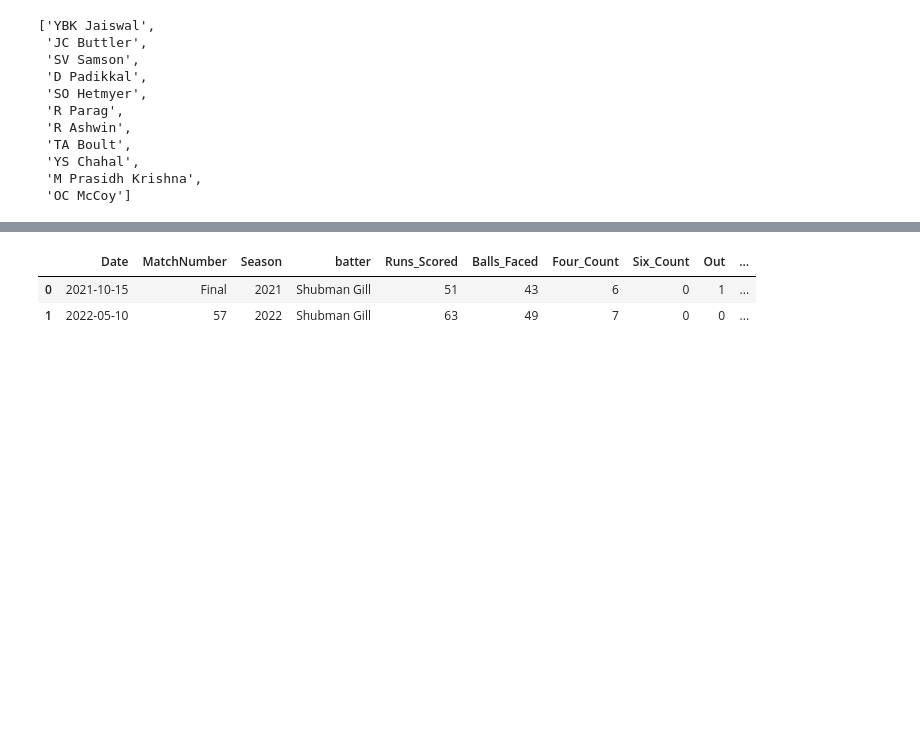
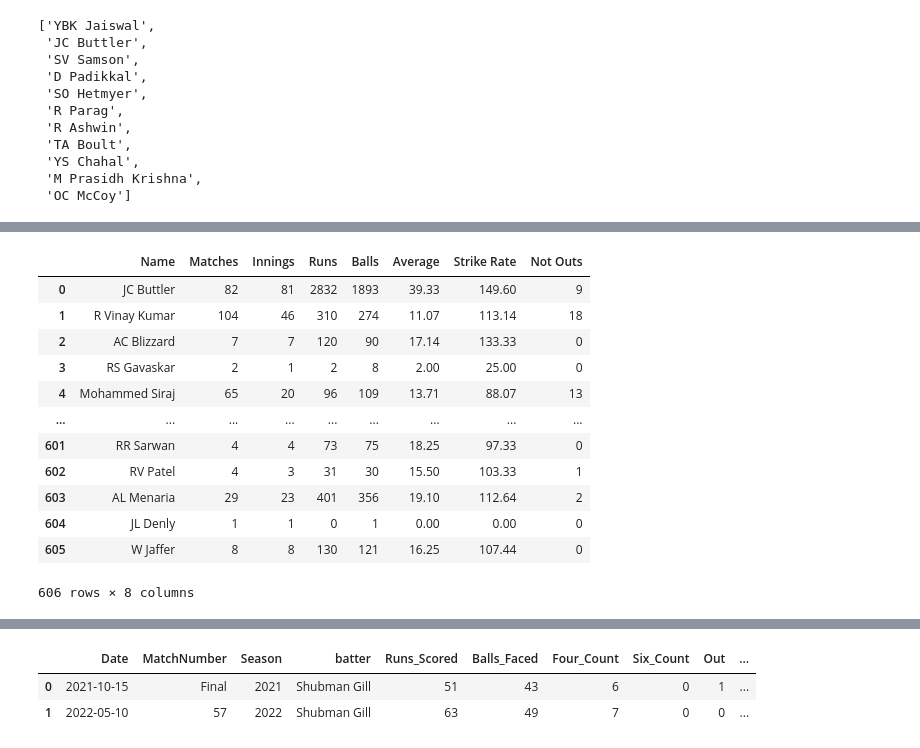
Before and after one commit to anubrotoGhose/IPL-Stats-Access, a Jupyter notebook: table_creator_5.ipynb, the cells around one changed output, grey strips where cells are left out. Saved outputs shown, nothing was run; the diff lists cells and outputs as text; code cells hidden in the pictures; blank space fills up the shorter version.

```diff
--- a/table_creator_5.ipynb
+++ b/table_creator_5.ipynb
@@ -199,0 +267,16 @@ remaining_players(ID, innings, batters_list)
+# %%
+combined_df_batting
+# %% [output]
+|  | Name | Matches | Innings | Runs | Balls | Average | Strike Rate | Not Outs |
+| 0 | JC Buttler | 82 | 81 | 2832 | 1893 | 39.33 | 149.60 | 9 |
+| 1 | R Vinay Kumar | 104 | 46 | 310 | 274 | 11.07 | 113.14 | 18 |
+| 2 | AC Blizzard | 7 | 7 | 120 | 90 | 17.14 | 133.33 | 0 |
+| 3 | RS Gavaskar | 2 | 1 | 2 | 8 | 2.00 | 25.00 | 0 |
+| 4 | Mohammed Siraj | 65 | 20 | 96 | 109 | 13.71 | 88.07 | 13 |
+| ... | ... | ... | ... | ... | ... | ... | ... | ... |
+| 601 | RR Sarwan | 4 | 4 | 73 | 75 | 18.25 | 97.33 | 0 |
+| 602 | RV Patel | 4 | 3 | 31 | 30 | 15.50 | 103.33 | 1 |
+| 603 | AL Menaria | 29 | 23 | 401 | 356 | 19.10 | 112.64 | 2 |
+| 604 | JL Denly | 1 | 1 | 0 | 1 | 0.00 | 0.00 | 0 |
+| 605 | W Jaffer | 8 | 8 | 130 | 121 | 16.25 | 107.44 | 0 |
+606 rows × 8 columns
```
Also changed, not shown: parts of 16 cells of this notebook, 7 other files.
